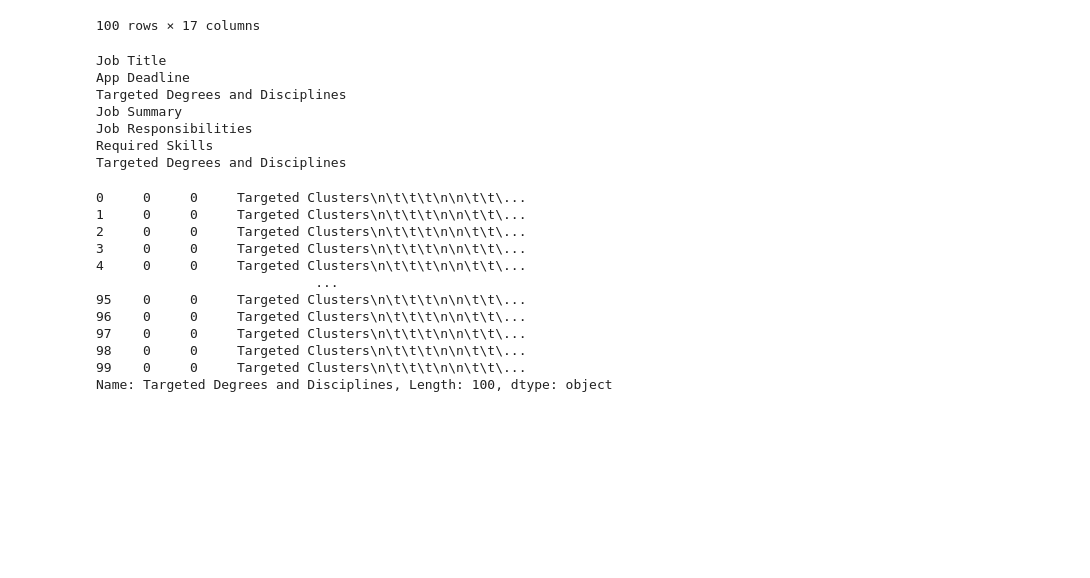
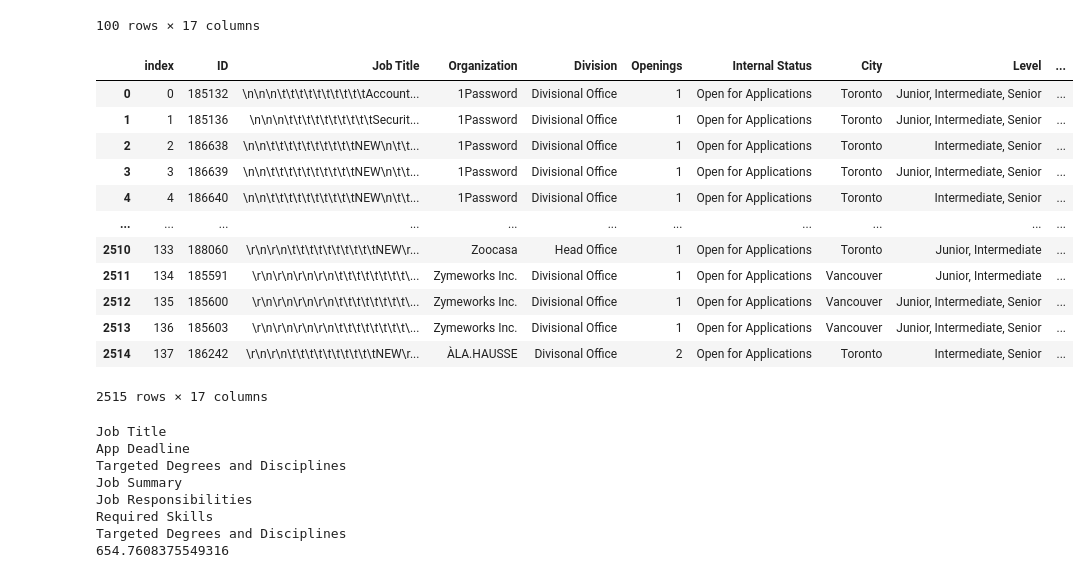
Before and after one commit to EstherJin/WaterlooWorks-Desirability-Predictor, a Jupyter notebook: WW-Scrapping-good.ipynb, the cells around one changed output. Saved outputs shown, nothing was run; the diff lists cells and outputs as text; code cells hidden in the pictures; blank space fills up the shorter version.

Commit message:
Followed tutorial and have cleaned column

```diff
--- a/WW-Scrapping-good.ipynb
+++ b/WW-Scrapping-good.ipynb
@@ -296,3 +294,35 @@ Things to Change
 9. whitepsace for app deadlinke - DONE
 
 '''
+df1 = pd.read_csv('page46.csv')
+df2 = pd.read_csv('page17_19.csv')
+df3 = pd.read_csv('page20_22.csv')
+df5 = pd.read_csv('page23_25.csv')
+df6 = pd.read_csv('page26_27.csv')
+# %%
+df0 = pd.read_excel("page13.xlsx")
+df7 = pd.read_excel("page_11_13.xlsx")
+df8 = pd.read_excel("page_7_10.xlsx")
+df9 = pd.read_excel("page_14_17.xlsx")
+frames = [df0, df7, df8, df9,df1, df2, df3, df5, df6]
+
+df = pd.concat(frames)
+df.drop(["Unnamed: 0"], axis=1, inplace = True)
+df = df.fillna("")
+df.reset_index(inplace=True)
+# %%
+df
+# %% [output]
+|  | index | ID | Job Title | Organization | Division | Openings | Internal Status | City | Level | ... |
+| 0 | 0 | 185132 | \n\n\n\t\t\t\t\t\t\t\t\t\tAccount... | 1Password | Divisional Office | 1 | Open for Applications | Toronto | Junior, Intermediate, Senior | ... |
+| 1 | 1 | 185136 | \n\n\n\t\t\t\t\t\t\t\t\t\tSecurit... | 1Password | Divisional Office | 1 | Open for Applications | Toronto | Junior, Intermediate, Senior | ... |
+| 2 | 2 | 186638 | \n\n\t\t\t\t\t\t\t\t\t\tNEW\n\t\t... | 1Password | Divisional Office | 1 | Open for Applications | Toronto | Intermediate, Senior | ... |
+| 3 | 3 | 186639 | \n\n\t\t\t\t\t\t\t\t\t\tNEW\n\t\t... | 1Password | Divisional Office | 1 | Open for Applications | Toronto | Junior, Intermediate, Senior | ... |
+| 4 | 4 | 186640 | \n\n\t\t\t\t\t\t\t\t\t\tNEW\n\t\t... | 1Password | Divisional Office | 1 | Open for Applications | Toronto | Intermediate, Senior | ... |
+| ... | ... | ... | ... | ... | ... | ... | ... | ... | ... | ... |
+| 2510 | 133 | 188060 | \r\n\r\n\t\t\t\t\t\t\t\t\t\tNEW\r... | Zoocasa | Head Office | 1 | Open for Applications | Toronto | Junior, Intermediate | ... |
+| 2511 | 134 | 185591 | \r\n\r\n\r\n\r\n\t\t\t\t\t\t\t\t\... | Zymeworks Inc. | Divisional Office | 1 | Open for Applications | Vancouver | Junior, Intermediate | ... |
+| 2512 | 135 | 185600 | \r\n\r\n\r\n\r\n\t\t\t\t\t\t\t\t\... | Zymeworks Inc. | Divisional Office | 1 | Open for Applications | Vancouver | Junior, Intermediate, Senior | ... |
+| 2513 | 136 | 185603 | \r\n\r\n\r\n\r\n\t\t\t\t\t\t\t\t\... | Zymeworks Inc. | Divisional Office | 1 | Open for Applications | Vancouver | Junior, Intermediate, Senior | ... |
+| 2514 | 137 | 186242 | \r\n\r\n\t\t\t\t\t\t\t\t\t\tNEW\r... | ÀLA.HAUSSE | Divisonal Office | 2 | Open for Applications | Toronto | Intermediate, Senior | ... |
+2515 rows × 17 columns
@@ -304,9 +336,15 @@ def surrounding_space_remover(str):
 
 df_space_remover = np.vectorize(surrounding_space_remover)
 # %%
+tic = time.time()
+
 for column in ['Job Title', 'App Deadline', 'Targeted Degrees and Disciplines', "Job Summary", "Job Responsibilities", "Required Skills", "Targeted Degrees and Disciplines"]:
     print(column)
-    df2[column] = df_space_remover(str(df2[column]))
+    df[column] = df_space_remover(df[column])
+
+toc = time.time()
+
+print(str(1000*(toc-tic)))
 # %% [output]
 Job Title
 App Deadline
@@ -315,18 +353,4 @@ Job Summary
 Job Responsibilities
 Required Skills
 Targeted Degrees and Disciplines
+654.7608375549316
-# %%
-df2['Targeted Degrees and Disciplines']
-# %% [output]
-0     0     0     Targeted Clusters\n\t\t\t\n\n\t\t\...
-1     0     0     Targeted Clusters\n\t\t\t\n\n\t\t\...
-2     0     0     Targeted Clusters\n\t\t\t\n\n\t\t\...
-3     0     0     Targeted Clusters\n\t\t\t\n\n\t\t\...
-4     0     0     Targeted Clusters\n\t\t\t\n\n\t\t\...
-                            ...
-95    0     0     Targeted Clusters\n\t\t\t\n\n\t\t\...
-96    0     0     Targeted Clusters\n\t\t\t\n\n\t\t\...
-97    0     0     Targeted Clusters\n\t\t\t\n\n\t\t\...
-98    0     0     Targeted Clusters\n\t\t\t\n\n\t\t\...
-99    0     0     Targeted Clusters\n\t\t\t\n\n\t\t\...
-Name: Targeted Degrees and Disciplines, Length: 100, dtype: object
```
Also changed, not shown: parts of 93 cells of this notebook, 5 other files.
